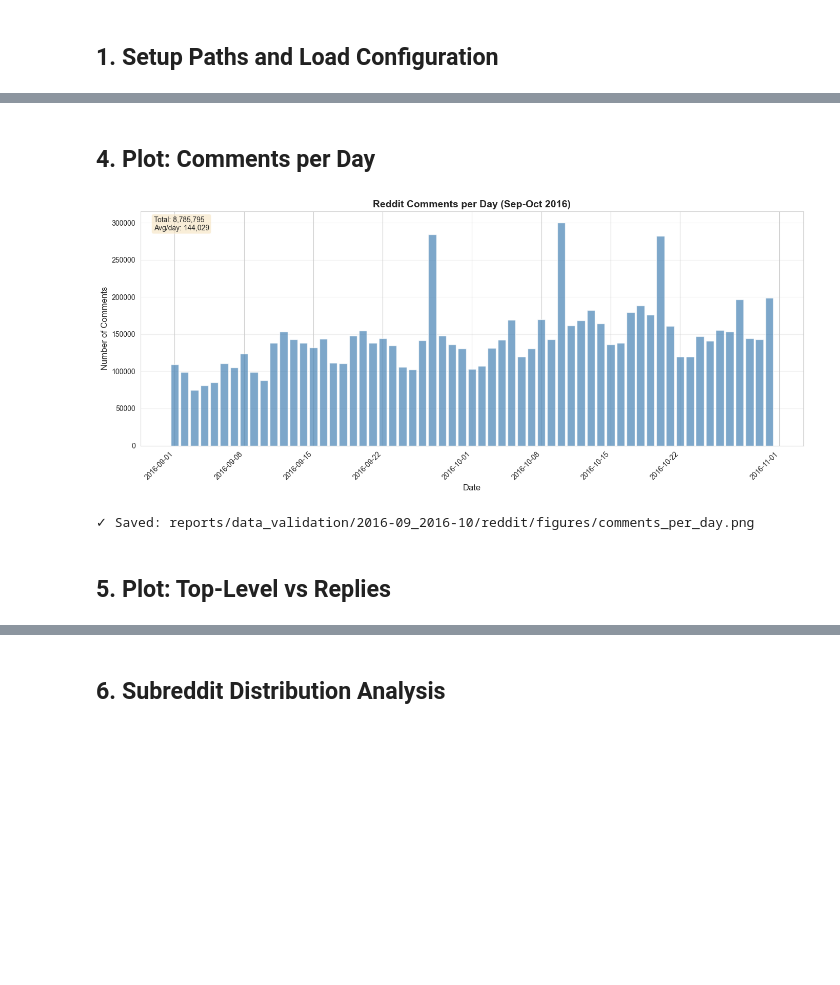
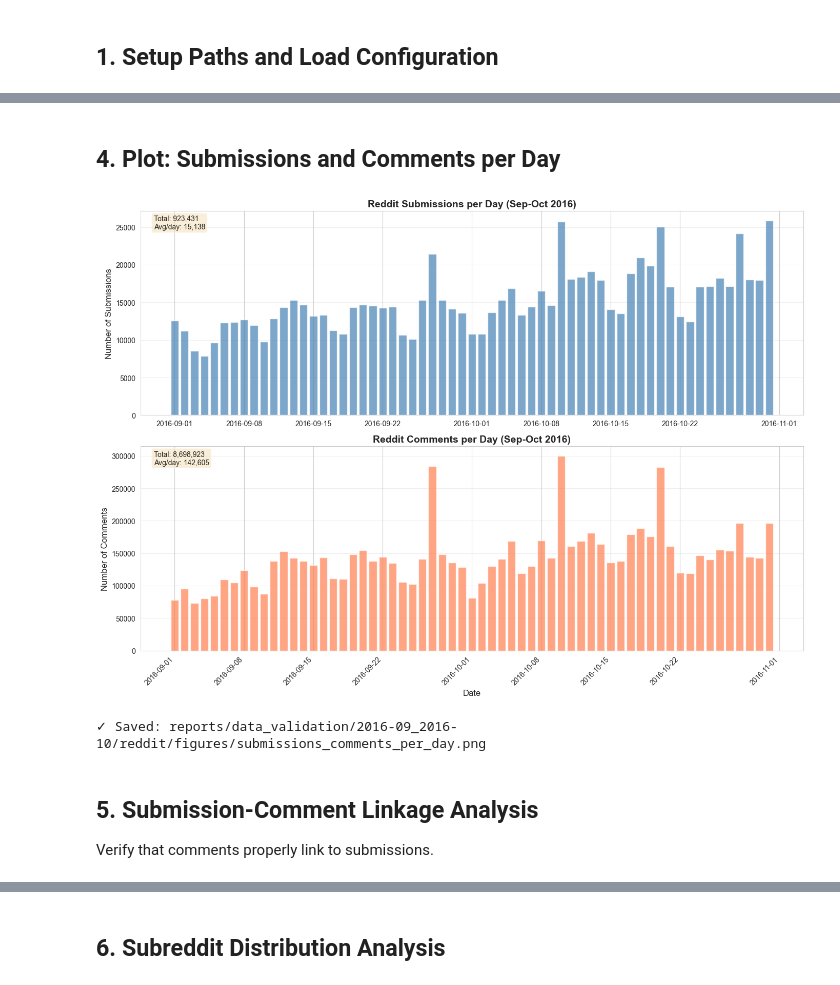
Before and after one commit to MaxiStahl1992/Data_Experiment, a Jupyter notebook: notebooks/reddit/13_reddit_dataset_qc_report.ipynb, the cells around one changed output, grey strips where cells are left out. Drawn from its saved outputs; the diff is of its cells as text; code cells hidden in the pictures; blank space fills up the shorter version.

Commit message:
enrich reddit data with submissions

```diff
--- a/notebooks/reddit/13_reddit_dataset_qc_report.ipynb
+++ b/notebooks/reddit/13_reddit_dataset_qc_report.ipynb
@@ -26,13 +27,9 @@ Workspace: /Users/stahlma/Desktop/01_Studium/11_Thesis/Data_Experiment
 # %% [markdown]
 ## 1. Setup Paths and Load Configuration
 # %%
-configs = load_all_configs(workspace_root / 'configs')
-reddit_cfg = configs['reddit']
-global_cfg = configs['global']
-
 # Data directories
-silver_dir = workspace_root / 'data/01_silver/reddit'
-gold_dir = workspace_root / 'data/02_gold/reddit'
+gold_submissions_dir = workspace_root / 'data/01_corpus/02_gold/reddit/submissions'
+gold_comments_dir = workspace_root / 'data/01_corpus/02_gold/reddit/comments'
 
 # Report output directory
 report_dir = workspace_root / 'reports/data_validation/2016-09_2016-10/reddit'
@@ -44,7 +41,7 @@ report_dir.mkdir(parents=True, exist_ok=True)
 figures_dir.mkdir(exist_ok=True)
 tables_dir.mkdir(exist_ok=True)
 
-print(f"Silver layer: {silver_dir.relative_to(workspace_root)}")
-print(f"Gold layer: {gold_dir.relative_to(workspace_root)}")
+print(f"Gold submissions: {gold_submissions_dir.relative_to(workspace_root)}")
+print(f"Gold comments: {gold_comments_dir.relative_to(workspace_root)}")
 print(f"Report output: {report_dir.relative_to(workspace_root)}")
 # %% [output]
@@ -135,32 +152,44 @@ std             0.0           16.816493
 # %% [markdown]
-## 4. Plot: Comments per Day
+## 4. Plot: Submissions and Comments per Day
 # %%
-fig, ax = plt.subplots(figsize=(14, 6))
+fig, (ax1, ax2) = plt.subplots(2, 1, figsize=(14, 10))
 
-ax.bar(df_daily['date'], df_daily['total_comments'], color='steelblue', alpha=0.7)
-ax.set_xlabel('Date', fontsize=12)
-ax.set_ylabel('Number of Comments', fontsize=12)
-ax.set_title('Reddit Comments per Day (Sep-Oct 2016)', fontsize=14, fontweight='bold')
-ax.grid(axis='y', alpha=0.3)
+# Submissions
+ax1.bar(df_daily['date'], df_daily['submissions'], color='steelblue', alpha=0.7)
+ax1.set_ylabel('Number of Submissions', fontsize=12)
+ax1.set_title('Reddit Submissions per Day (Sep-Oct 2016)', fontsize=14, fontweight='bold')
+ax1.grid(axis='y', alpha=0.3)
 
-# Rotate x-axis labels
-plt.xticks(rotation=45, ha='right')
-
-# Add summary stats
-total = df_daily['total_comments'].sum()
-avg = df_daily['total_comments'].mean()
-ax.text(0.02, 0.98, f'Total: {total:,}\nAvg/day: {avg:,.0f}',
-        transform=ax.transAxes, fontsize=10, verticalalignment='top',
+total_subs = df_daily['submissions'].sum()
+avg_subs = df_daily['submissions'].mean()
+ax1.text(0.02, 0.98, f'Total: {total_subs:,.0f}\nAvg/day: {avg_subs:,.0f}',
+        transform=ax1.transAxes, fontsize=10, verticalalignment='top',
         bbox=dict(boxstyle='round', facecolor='wheat', alpha=0.5))
 
+# Comments
+ax2.bar(df_daily['date'], df_daily['comments'], color='coral', alpha=0.7)
+ax2.set_xlabel('Date', fontsize=12)
+ax2.set_ylabel('Number of Comments', fontsize=12)
+ax2.set_title('Reddit Comments per Day (Sep-Oct 2016)', fontsize=14, fontweight='bold')
+ax2.grid(axis='y', alpha=0.3)
+
+total_coms = df_daily['comments'].sum()
+avg_coms = df_daily['comments'].mean()
+ax2.text(0.02, 0.98, f'Total: {total_coms:,.0f}\nAvg/day: {avg_coms:,.0f}',
+        transform=ax2.transAxes, fontsize=10, verticalalignment='top',
+        bbox=dict(boxstyle='round', facecolor='wheat', alpha=0.5))
+
+plt.xticks(rotation=45, ha='right')
 plt.tight_layout()
-plt.savefig(figures_dir / 'comments_per_day.png', dpi=300, bbox_inches='tight')
+plt.savefig(figures_dir / 'submissions_comments_per_day.png', dpi=300, bbox_inches='tight')
 plt.show()
 
-print(f"✓ Saved: {(figures_dir / 'comments_per_day.png').relative_to(workspace_root)}")
+print(f"✓ Saved: {(figures_dir / 'submissions_comments_per_day.png').relative_to(workspace_root)}")
 # %% [output]
-[figure, old version]
+[figure, new version]
-✓ Saved: reports/data_validation/2016-09_2016-10/reddit/figures/comments_per_day.png
+✓ Saved: reports/data_validation/2016-09_2016-10/reddit/figures/submissions_comments_per_day.png
 # %% [markdown]
-## 5. Plot: Top-Level vs Replies
+## 5. Submission-Comment Linkage Analysis
+
+Verify that comments properly link to submissions.
 # %%
```
Also changed, not shown: parts of 20 cells of this notebook, 12 other files.
